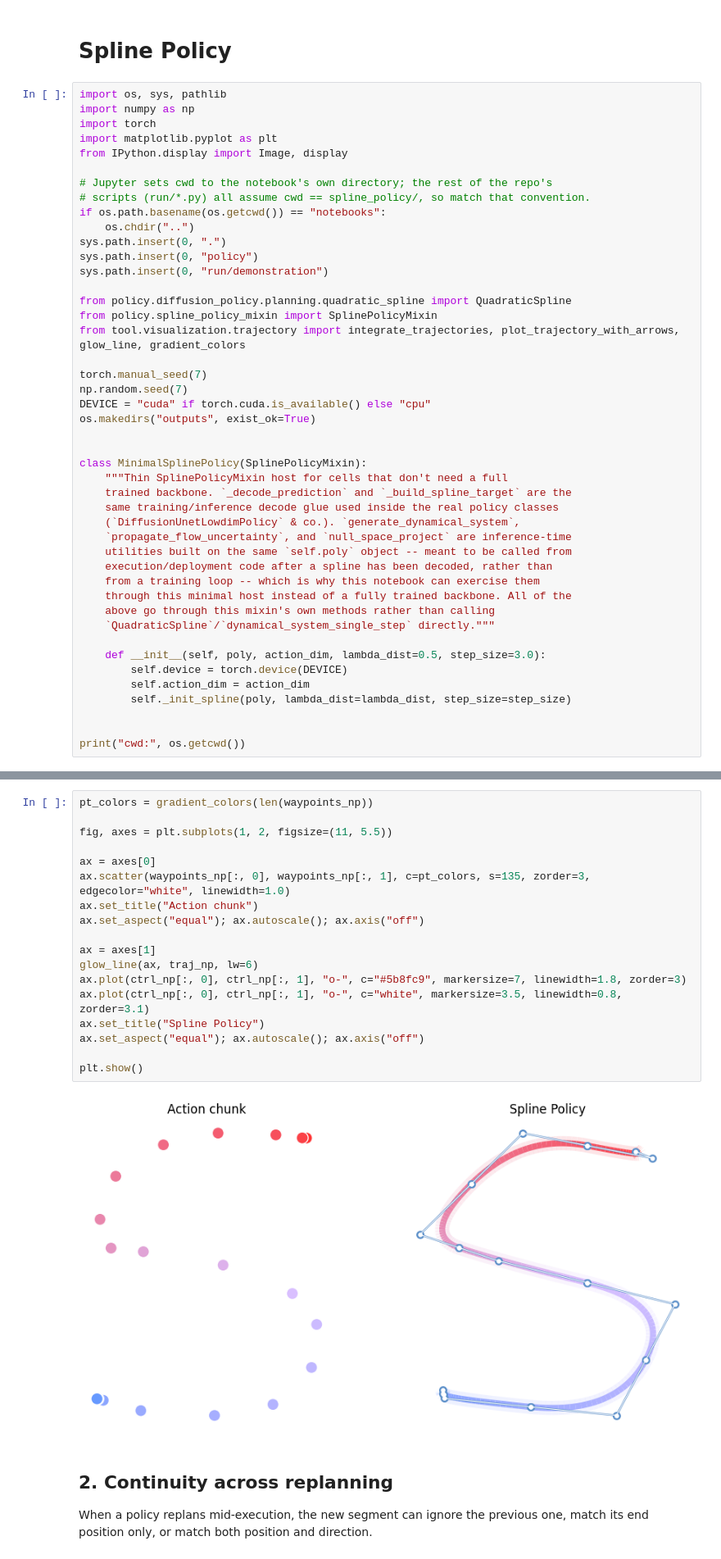
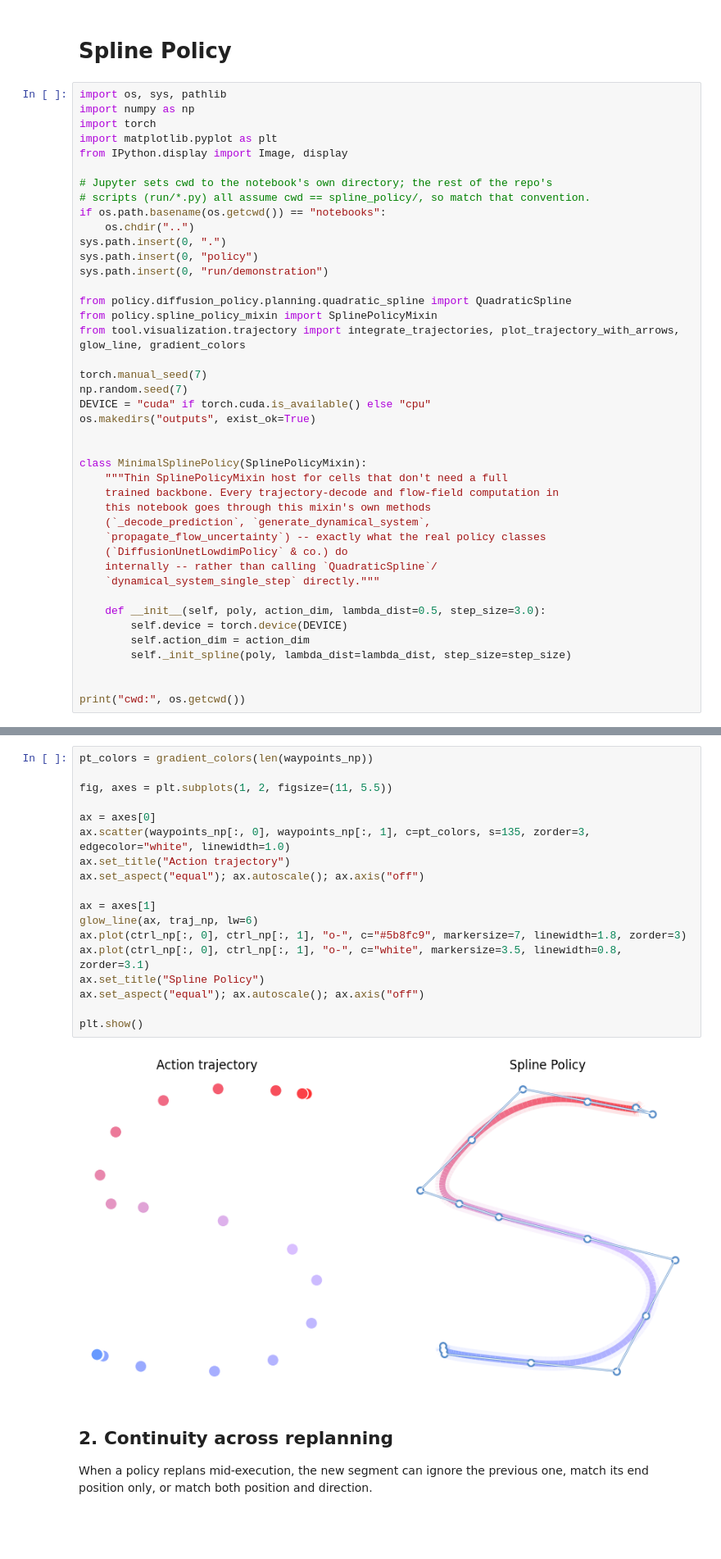
Before and after one commit to mengze3/spline_policy, a Jupyter notebook: spline_policy/notebooks/spline_policy_demo.ipynb, the cells around one changed output, grey strips where cells are left out. Shown at 82% size. Cells and saved outputs as stored; diff of their text form; blank space fills up the shorter version.

```diff
--- a/spline_policy/notebooks/spline_policy_demo.ipynb
+++ b/spline_policy/notebooks/spline_policy_demo.ipynb
@@ -27,16 +27,13 @@ os.makedirs("outputs", exist_ok=True)
 
 class MinimalSplinePolicy(SplinePolicyMixin):
     """Thin SplinePolicyMixin host for cells that don't need a full
-    trained backbone. `_decode_prediction` and `_build_spline_target` are the
-    same training/inference decode glue used inside the real policy classes
-    (`DiffusionUnetLowdimPolicy` & co.). `generate_dynamical_system`,
-    `propagate_flow_uncertainty`, and `null_space_project` are inference-time
-    utilities built on the same `self.poly` object -- meant to be called from
-    execution/deployment code after a spline has been decoded, rather than
-    from a training loop -- which is why this notebook can exercise them
-    through this minimal host instead of a fully trained backbone. All of the
-    above go through this mixin's own methods rather than calling
-    `QuadraticSpline`/`dynamical_system_single_step` directly."""
+    trained backbone. Every trajectory-decode and flow-field computation in
+    this notebook goes through this mixin's own methods
+    (`_decode_prediction`, `generate_dynamical_system`,
+    `propagate_flow_uncertainty`) -- exactly what the real policy classes
+    (`DiffusionUnetLowdimPolicy` & co.) do
+    internally -- rather than calling `QuadraticSpline`/
+    `dynamical_system_single_step` directly."""
 
     def __init__(self, poly, action_dim, lambda_dist=0.5, step_size=3.0):
         self.device = torch.device(DEVICE)
@@ -70,23 +69,23 @@ ctrl_np = sp.decode_control_points()[0].detach().cpu().numpy()
 # %%
 pt_colors = gradient_colors(len(waypoints_np))
 
 fig, axes = plt.subplots(1, 2, figsize=(11, 5.5))
 
 ax = axes[0]
 ax.scatter(waypoints_np[:, 0], waypoints_np[:, 1], c=pt_colors, s=135, zorder=3, edgecolor="white", linewidth=1.0)
-ax.set_title("Action chunk")
+ax.set_title("Action trajectory")
 ax.set_aspect("equal"); ax.autoscale(); ax.axis("off")
 
 ax = axes[1]
 glow_line(ax, traj_np, lw=6)
 ax.plot(ctrl_np[:, 0], ctrl_np[:, 1], "o-", c="#5b8fc9", markersize=7, linewidth=1.8, zorder=3)
 ax.plot(ctrl_np[:, 0], ctrl_np[:, 1], "o-", c="white", markersize=3.5, linewidth=0.8, zorder=3.1)
 ax.set_title("Spline Policy")
 ax.set_aspect("equal"); ax.autoscale(); ax.axis("off")
 
 plt.show()
 # %% [output]
-[figure, old version]
+[figure, new version]
 # %% [markdown]
 ## 2. Continuity across replanning
 
```
Also changed, not shown: parts of 14 cells of this notebook, 13 other files.
